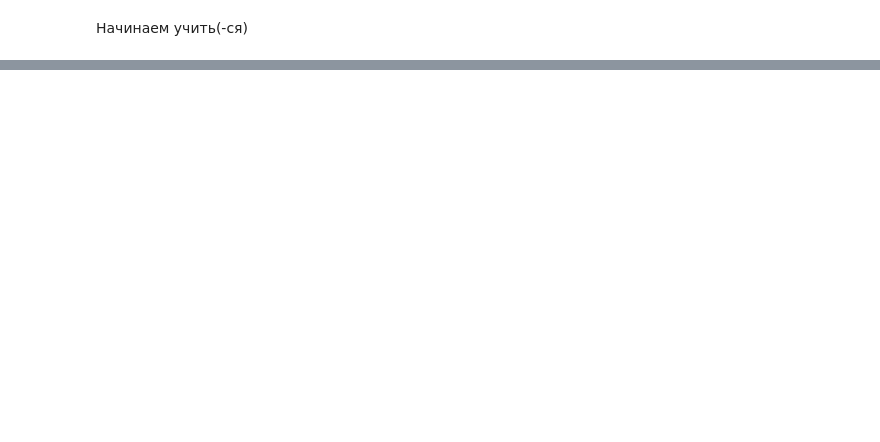
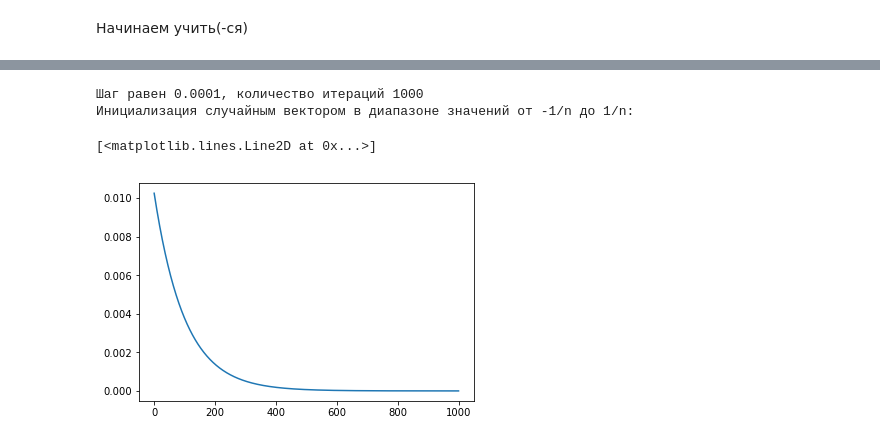
Before and after one commit to muchiNoChi/uberAnalysis, a Jupyter notebook: Copy of Uber pickups.ipynb, the cells around one changed output, grey strips where cells are left out. Cells and saved outputs as stored; diff of their text form; code cells hidden in the pictures; blank space fills up the shorter version.

```diff
--- a/Copy of Uber pickups.ipynb
+++ b/Copy of Uber pickups.ipynb
@@ -232,0 +311,10 @@ best_clfs
+# %%
+print("Шаг равен {}, количество итераций {}".format(0.0001, 1000))
+print("Инициализация случайным вектором в диапазоне значений от -1/n до 1/n:")
+theta, qual = gradientDescent(X, Y, np.random.uniform(low=-1/n, high=1/n, size=(n,)), 0.005, 1000)
+plt.plot(range(0, len(qual)), qual)
+# %% [output]
+Шаг равен 0.0001, количество итераций 1000
+Инициализация случайным вектором в диапазоне значений от -1/n до 1/n:
+[<matplotlib.lines.Line2D at 0x...>]
+[figure, added]
```
Also changed, not shown: parts of 23 cells of this notebook.
